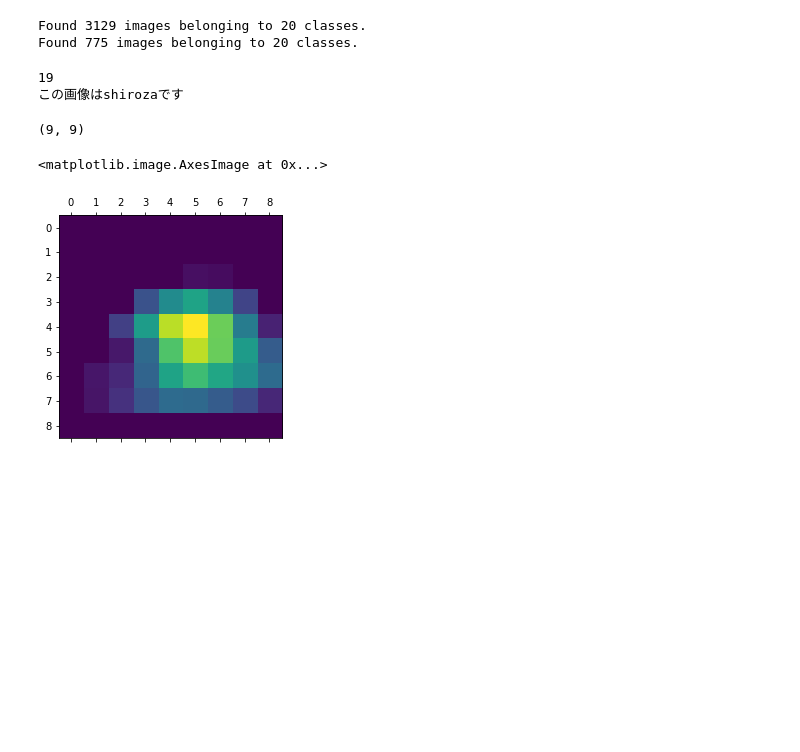
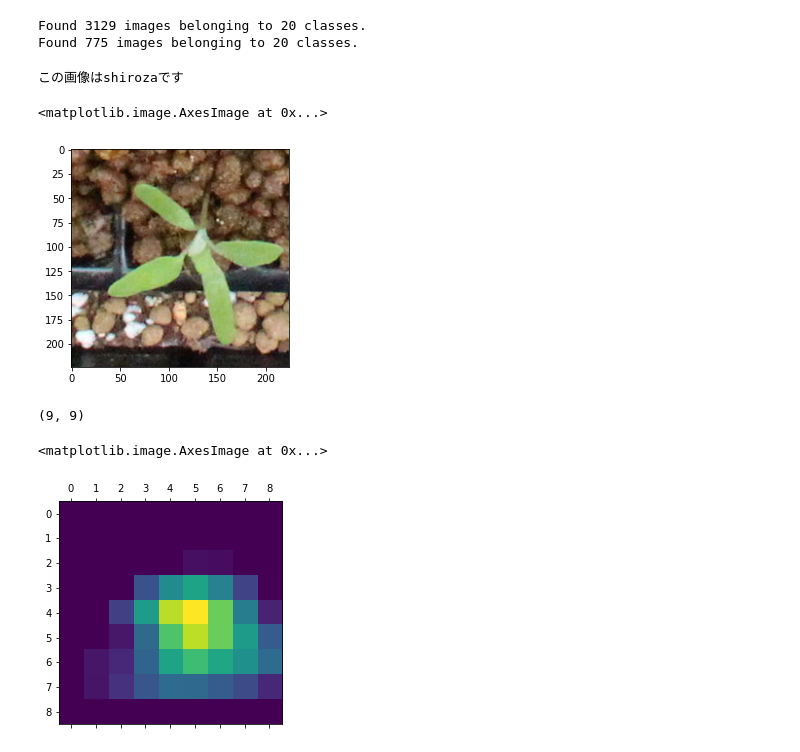
Before and after one commit to kanzaki-coder/deeplearning, a Jupyter notebook: weed_VGG16_fine_tuning.ipynb, the cells around one changed output. Cells and saved outputs as stored; diff of their text form; code cells hidden in the pictures; blank space fills up the shorter version.

```diff
--- a/weed_VGG16_fine_tuning.ipynb
+++ b/weed_VGG16_fine_tuning.ipynb
@@ -430,27 +443,43 @@ model.load_weights('weed_type.h5')
 # %%
 my_model = models.load_model('weed_type.h1')
 last_layer_name = 'block5_conv3'
+# %%
+#20分類のclassを入力
+classes=["hakidamegiku","hakidamegiku","hosoaogeitou","hosoaogeitou","ichibi",
+         "ichibi","inubie","inubie","kosendangusa","kosendangusa","mameasagao",
+         "mameasagao","mehishiba","mehishiba","ohishiba","ohishiba","oinutade",
+         "oinutade","shiroza","shiroza"]
 # %%
+#ここからgradcam
+
 from keras.preprocessing import image
 
-# 画像のパスを取得
+# 好きな画像のパスを取得
 img_path = "/content/drive/My Drive/cluster0312/shiroza2/shiroza_IMG_1542_19.JPG"
 img=image.load_img(img_path,target_size=(150,150))
 
 # データの前処理
 img = image.load_img(img_path, target_size=(150,150))
 
 # xは形状が(150,150,3)のfloat32型のnumpy配列
 x = image.img_to_array(img)/255.0
 
 # この配列サイズが(1, 150,150, 3)のバッチに変換するために次元を追加
 x = np.expand_dims(x, axis=0)
 preds = my_model.predict(x)
-print(np.argmax(preds[0]))
+#print(np.argmax(preds[0]))
+
+
 print("この画像は"+classes[np.argmax(preds[0])]+"です")
+img = Image.open(img_path).convert('RGB')
+img = img.resize((input_size,input_size))
+x = np.array(img, dtype=np.float32)
+x = x / 255.
+plt.imshow(x)
 # %% [output]
-19
 この画像はshirozaです
+<matplotlib.image.AxesImage at 0x...>
+[figure, added]
 # %%
 from keras import backend as K
 import matplotlib.pyplot as plt
```
Also changed, not shown: parts of 12 cells of this notebook.
